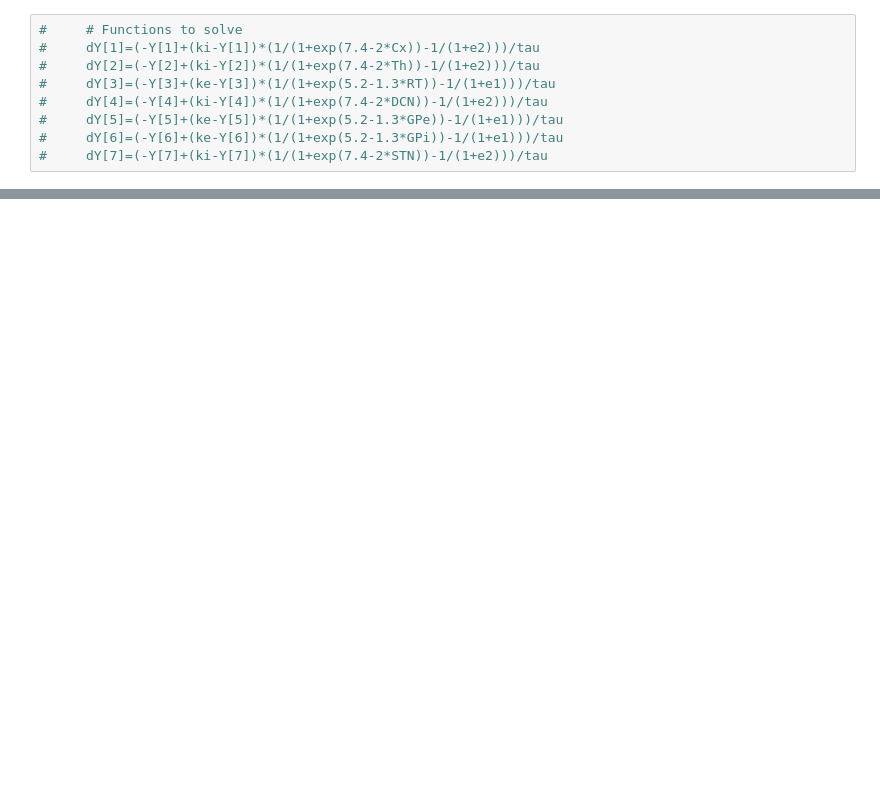
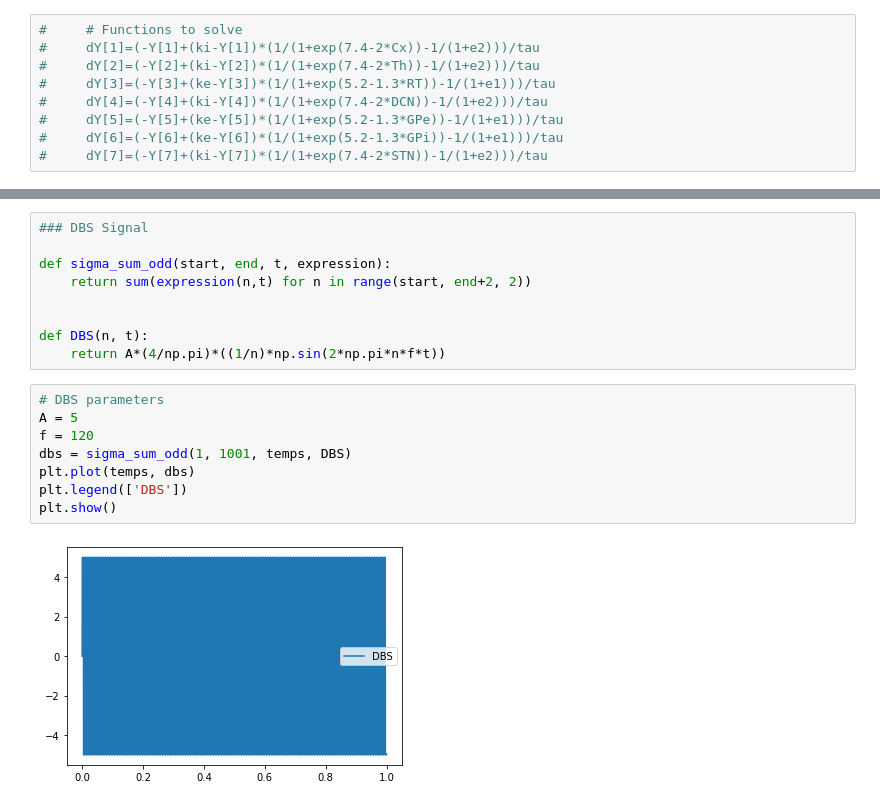
Before and after one commit to clemvst/Parkinson_ComputationalNeuroscience, a Jupyter notebook: Model_withoutBrian.ipynb, the cells around one changed output, grey strips where cells are left out. Drawn from its saved outputs; the diff is of its cells as text; blank space fills up the shorter version.

Commit message:
finish model with and without brian and create dbs signal

```diff
--- a/Model_withoutBrian.ipynb
+++ b/Model_withoutBrian.ipynb
@@ -160,0 +192,19 @@ ke
+# %%
+### DBS Signal
+
+def sigma_sum_odd(start, end, t, expression):
+    return sum(expression(n,t) for n in range(start, end+2, 2))
+
+
+def DBS(n, t):
+    return A*(4/np.pi)*((1/n)*np.sin(2*np.pi*n*f*t))
+# %%
+# DBS parameters
+A = 5
+f = 120
+dbs = sigma_sum_odd(1, 1001, temps, DBS)
+plt.plot(temps, dbs)
+plt.legend(['DBS'])
+plt.show()
+# %% [output]
+[figure, added]
```
Also changed, not shown: parts of 7 cells of this notebook, 1 other file.
